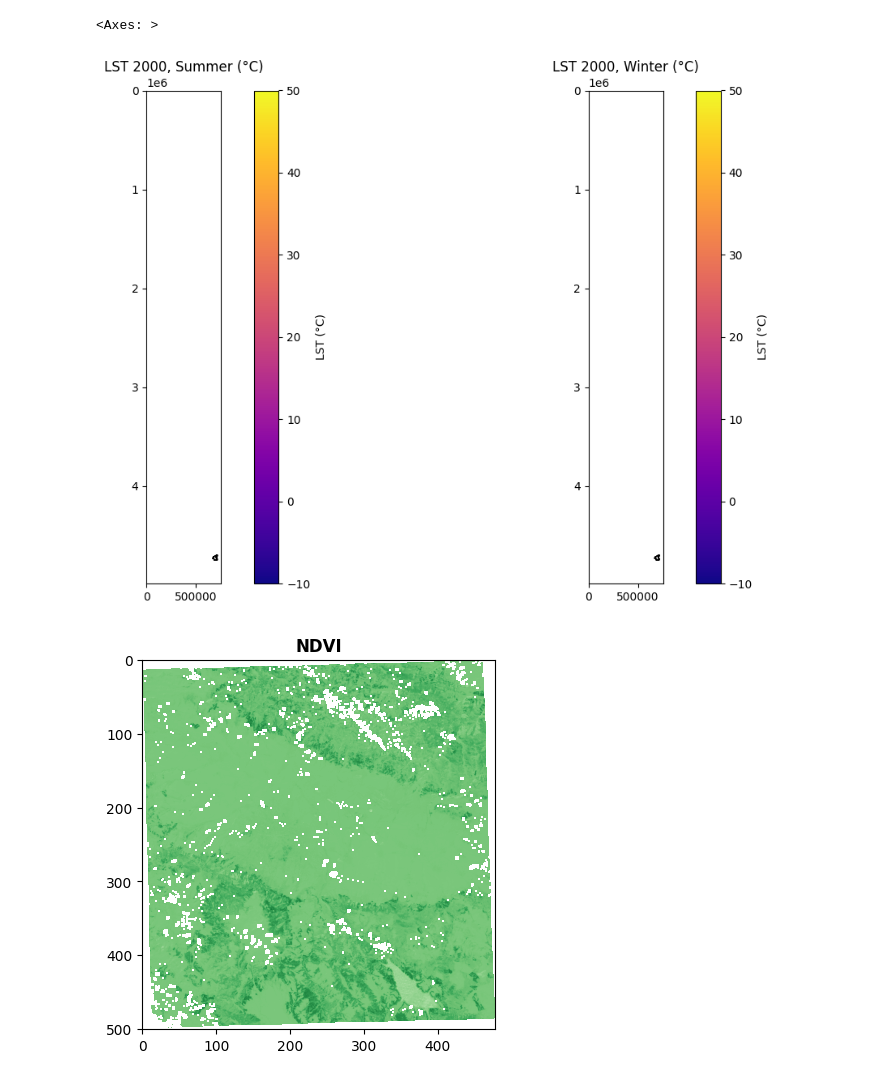
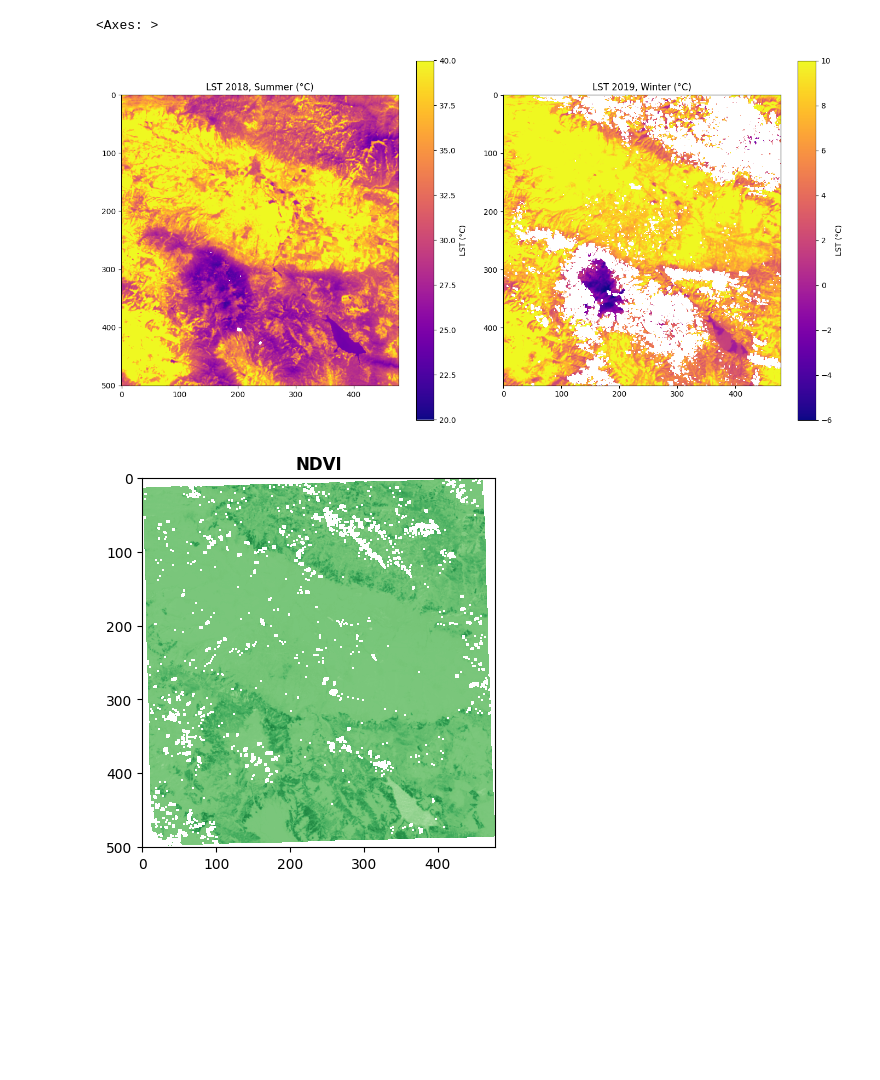
Before and after one commit to HeavyHelium/lst-prediction, a Jupyter notebook: demo.ipynb, the cells around one changed output. Saved outputs shown, nothing was run; the diff lists cells and outputs as text; code cells hidden in the pictures; blank space fills up the shorter version.

```diff
--- a/demo.ipynb
+++ b/demo.ipynb
@@ -27,7 +27,7 @@ plot = gdf.plot('id')
 # %% [output]
 [figure]
 # %%
-winter_2000 = rasterio.open("./data/images/LT05_184030_20000128.tif")
+winter_2019 = rasterio.open("./data/images/LC08_184030_20190217.tif")
 # %%
-summer_2000 = rasterio.open("./data/images/LE07_184030_20000628.tif")
+summer_2018 = rasterio.open("./data/images/LC08_184030_20190812.tif")
 # %%
@@ -46,26 +46,26 @@ show(winter_2000.read(index['population_count']), cmap='viridis')
 # %%
 import matplotlib.pyplot as plt
 from rasterio.plot import show
 
-vmin = -10
-vmax = 50
+vmin = 20
+vmax = 40
 
 fig, (ax1, ax2) = plt.subplots(1, 2, figsize=(14, 7))
 
-show(summer_2000.read(index['LST']), ax=ax1, cmap='plasma', vmin=vmin, vmax=vmax)
-ax1.set_title('LST 2000, Summer (°C)')
+show(summer_2018.read(index['LST']), ax=ax1, cmap='plasma', vmin=vmin, vmax=vmax)
+ax1.set_title('LST 2018, Summer (°C)')
 plt.colorbar(ax1.images[0], ax=ax1, label='LST (°C)')
 
 # Plot winter LST
-show(winter_2000.read(index['LST']), ax=ax2, cmap='plasma', vmin=vmin, vmax=vmax)
-ax2.set_title('LST 2000, Winter (°C)')
+show(winter_2019.read(index['LST']), ax=ax2, cmap='plasma', vmin=-6, vmax=10)
+ax2.set_title('LST 2019, Winter (°C)')
 plt.colorbar(ax2.images[0], ax=ax2, label='LST (°C)')
 
 # Display the comparison
 plt.tight_layout()
 plt.show()
 # %% [output]
-[figure, old version]
+[figure, new version]
 # %%
 show(winter_2000.read(index['NDVI']),  vmin=-1, vmax=1, title="NDVI", cmap='Greens')
 # %% [output]
```
Also changed, not shown: parts of 1 cell of this notebook.
